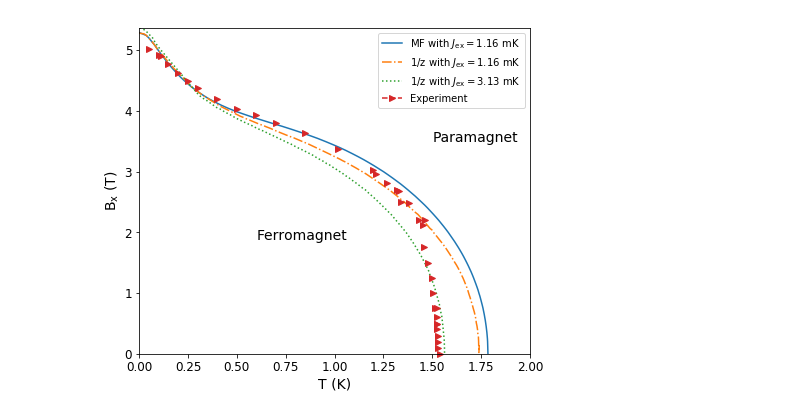
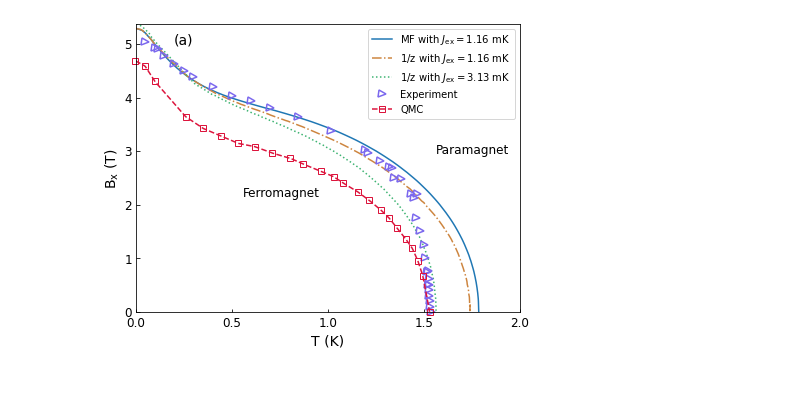
Before and after one commit to tomerdol/MC-LiHoF4-offdiagonal-dipolar, a Jupyter notebook: scripts/jupyter_notebooks/Phase diagram - extracted data.ipynb, the cells around one changed output. Drawn from its saved outputs; the diff is of its cells as text; code cells hidden in the pictures; blank space fills up the shorter version.

```diff
--- a/scripts/jupyter_notebooks/Phase diagram - extracted data.ipynb
+++ b/scripts/jupyter_notebooks/Phase diagram - extracted data.ipynb
@@ -54,77 +46,37 @@ Ronnow_mf1_x, Ronnow_mf1_y = sort(np.genfromtxt(r'data\Ronnow_mf1.txt',unpack=Tr
 Ronnow_mf2_x, Ronnow_mf2_y = sort(np.genfromtxt(r'data\Ronnow_mf2.txt',unpack=True))
 Bitko_mf_x, Bitko_mf_y = sort(np.genfromtxt(r'data\Bitko_mf.txt',unpack=True))
 # %%
-
 plt.close()
-fig=plt.figure(figsize=(7,6))
-plt.plot(Babkevich_mf_hf_x, Babkevich_mf_hf_y, '-', label='MF with $J_{\mathrm{ex}}=1.16\ \mathrm{mK}$')
-# plt.plot(Babkevich_mf_no_hf_x, Babkevich_mf_no_hf_y, '-', label='Babkevich_mf_no_hf')
-plt.plot(Ronnow_mf1_x, Ronnow_mf1_y, '-.', label='1/z with $J_{\mathrm{ex}}=1.16\ \mathrm{mK}$')
-plt.plot(Ronnow_mf2_x, Ronnow_mf2_y, ':', label='1/z with $J_{\mathrm{ex}}=3.13\ \mathrm{mK}$')
-# plt.plot(Bitko_mf_x, Bitko_mf_y, '--', label='Bitko et al. MF')
+fig=plt.figure(figsize=(6.22,4.8))
+plt.plot(Babkevich_mf_hf_x, Babkevich_mf_hf_y, '-', label=r'MF with $J_{\rm{ex}}=1.16$ mK', c='C0')
+plt.plot(Ronnow_mf1_x, Ronnow_mf1_y, '-.', label=r'1/z with $J_{\rm{ex}}=1.16$ mK', c='peru')
+plt.plot(Ronnow_mf2_x, Ronnow_mf2_y, ':', label=r'1/z with $J_{\rm{ex}}=3.13$ mK', c='mediumseagreen')
 
 # make smooth lines:
-#Babkevich_mf_hf_x, Babkevich_mf_hf_y = make_interp(Babkevich_mf_hf_x, Babkevich_mf_hf_y)
-#Babkevich_mf_no_hf_x, Babkevich_mf_no_hf_y = make_interp(Babkevich_mf_no_hf_x, Babkevich_mf_no_hf_y)
 Chakraborty_hf_x_guide, Chakraborty_hf_y_guide = make_interp(Chakraborty_hf_x,Chakraborty_hf_y)
-Chakraborty_no_hf_x_guide, Chakraborty_no_hf_y_guide = make_interp(Chakraborty_no_hf_x,Chakraborty_no_hf_y)
-#Ronnow_mf1_x, Ronnow_mf1_y = make_interp(Ronnow_mf1_x, Ronnow_mf1_y)
-#Ronnow_mf2_x, Ronnow_mf2_y = make_interp(Ronnow_mf2_x, Ronnow_mf2_y)
 
-# chakraborty_hf_plt = plt.plot(Chakraborty_hf_x_guide, Chakraborty_hf_y_guide, '--')
-# line=plt.plot(Chakraborty_hf_x, Chakraborty_hf_y, 's', fillstyle='none', label='QMC', color=chakraborty_hf_plt[0].get_color(),clip_on=False)
-# chakraborty_no_hf_plt = plt.plot(Chakraborty_no_hf_x_guide, Chakraborty_no_hf_y_guide, '--')
-# plt.plot(Chakraborty_no_hf_x, Chakraborty_no_hf_y, '^', fillstyle='none', label='Chakraborty_no_hf', color=chakraborty_no_hf_plt[0].get_color())
-plt.plot(Babkevich_exp_x,Babkevich_exp_y, '>', label='Experiment',clip_on=False)
-
+plt.plot(Babkevich_exp_x,Babkevich_exp_y,marker='>',mec='mediumslateblue',mew=1.5,ms=7,mfc='none', fillstyle='none', linestyle='none',label='Experiment',clip_on=False)
+chakraborty_hf_plt = plt.plot(Chakraborty_hf_x_guide, Chakraborty_hf_y_guide, '--', color='crimson')
+line=plt.plot(Chakraborty_hf_x, Chakraborty_hf_y, 's', fillstyle='none', label='QMC', color=chakraborty_hf_plt[0].get_color(),clip_on=False)
 
 plt.ylabel(r'$\mathrm{B_x}$ (T)',fontsize=14)
 plt.xlabel(r'T (K)',fontsize=14)
-#lgnd=plt.legend(markerscale=0.6,prop={'size': 13})
 lgnd=plt.legend()
-# print(list(lgnd.legendHandles))
-# for i in range(len(list(lgnd.legendHandles))):
-#     try:
-#         lgnd.legendHandles[i]._legmarker.set_markersize(10)
-#         lgnd.legendHandles[i]._legmarker.set_mew(3)
-#     except:
-#         print(lgnd.legendHandles[i].findobj())
-#         lgnd.legendHandles[i]._legmarker.set_markersize(10)
-# #         lgnd.legendHandles[i].get_children()[0]._legmarker.set_mew(3)
 
-
+from matplotlib.ticker import MaxNLocator
 ax=plt.gca()
 ax.set_xlim([0,2])
-ax.text(0.3, 0.35, 'Ferromagnet', transform=ax.transAxes,fontsize=14)
-ax.text(0.75, 0.65, 'Paramagnet', transform=ax.transAxes,fontsize=14)
-ax.tick_params(axis='both', which='major', labelsize=12)
+# ax.xaxis.set_major_locator(MaxNLocator(prune='lower'))
+ax.text(0.1, 0.93, '(a)', transform=ax.transAxes, fontsize=14)
+ax.text(0.28, 0.4, 'Ferromagnet', transform=ax.transAxes, fontsize=12)
+ax.text(0.78, 0.55, 'Paramagnet', transform=ax.transAxes, fontsize=12)
+ax.locator_params(axis='x', nbins=6)
+ax.tick_params(axis='x', which='major', labelsize=12, direction="in", pad=5)
+ax.tick_params(axis='y', which='major', labelsize=12, direction="in")
 plt.margins(0)
-
-'''
-# inset1
-ax2 = fig.add_axes([0.37, 0.16, 0.15, 0.3])
-ax2.errorbar(res_w[:,0],res_w[:,2],xerr=res_w[:,1],marker='x',linestyle='none', ms=17, mew=4, label='with ODD', color=line1[0].get_color())
-ax2.errorbar(res_wo[:,0],res_wo[:,2],xerr=res_wo[:,1],marker='x',linestyle='none', mew=4,ms=17, label='without ODD', color=line2[0].get_color())
-#-(-res_w[0,0]+res_wo[0,0])
-ax2.plot(xnew,ronnow_fit_smooth,linestyle='-',mec='blue',color='blue',linewidth=5, label='Ronnow-fit')
-ax2.plot(T,ronnow_exp,marker='>',mec='indianred',mew=7,ms=17,mfc='none',linestyle='none',label='Experimantal')
-ax2.set_xlim(1.75,1.8)
-ax2.set_ylim(-0.01,0.34)
-
-# inset2
-ax3 = fig.add_axes([0.17, 0.16, 0.15, 0.3])
-ax3.errorbar(res_w[:,0],res_w[:,2],xerr=res_w[:,1],marker='x',linestyle='none', ms=17, mew=4, label='w/ mechanism', color=line1[0].get_color())
-ax3.errorbar(res_wo[:,0],res_wo[:,2],xerr=res_wo[:,1],marker='x',linestyle='none', mew=4,ms=17, label='w/o mechanism', color=line2[0].get_color())
-#-(-res_w[0,0]+res_wo[0,0])
-ax3.plot(xnew,ronnow_fit_smooth,linestyle='-',mec='blue',color='blue',linewidth=5, label='Ronnow-fit')
-ax3.plot(T,ronnow_exp,marker='>',mec='indianred',mew=7,ms=17,mfc='none',linestyle='none',label='Experimantal')
-ax3.set_xlim(1.52,1.6)
-ax3.set_ylim(-0.01,0.34)
-'''
-
-lgnd.legendHandles[3].set_linestyle('--')
-
-# fig.savefig(r'figures\phase_diagram_full.eps',format='eps')
+lgnd.legendHandles[4].set_linestyle('--')
+plt.tight_layout()
+# fig.savefig(r'figures\phase_diagram_full.pdf',format='pdf')
 plt.show()
 # %% [output]
-[figure, old version]
+[figure, new version]
```
Also changed, not shown: parts of 4 cells of this notebook, 5 other files.
